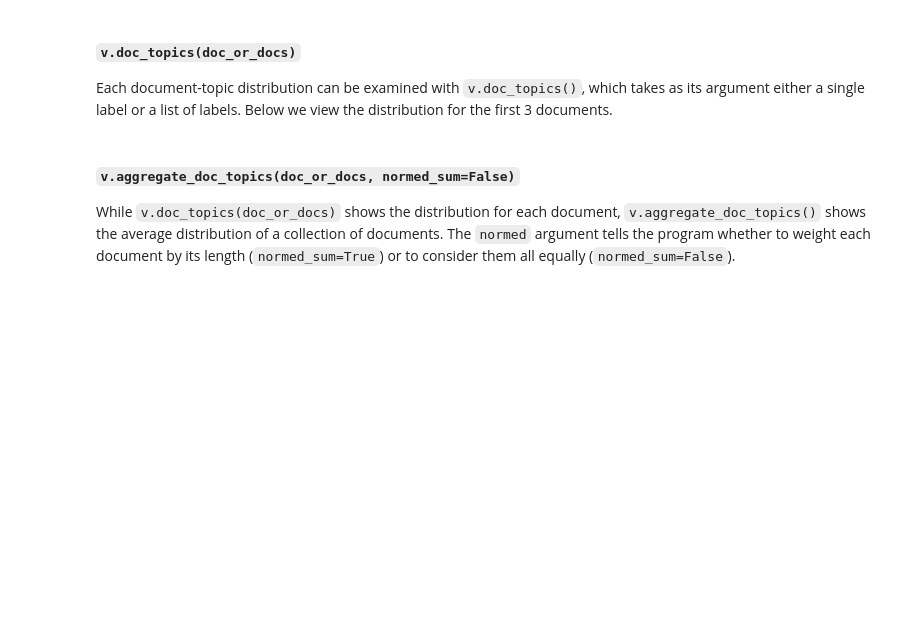
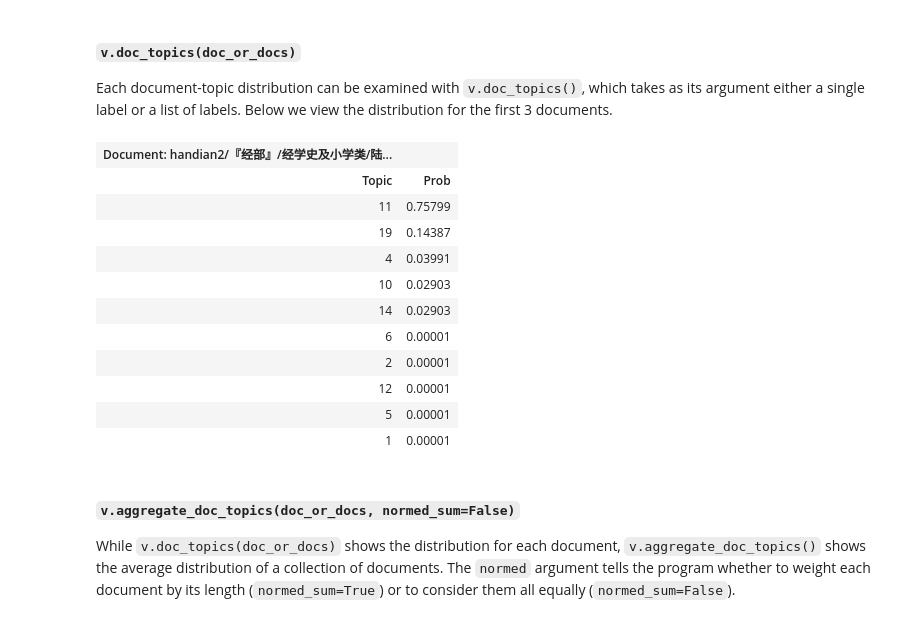
Before and after one commit to luohongliang/handian, a Jupyter notebook: notebooks/Topic Explorer Tutorial.ipynb, the cells around one changed output. Drawn from its saved outputs; the diff is of its cells as text; code cells hidden in the pictures; blank space fills up the shorter version.

```diff
--- a/notebooks/Topic Explorer Tutorial.ipynb
+++ b/notebooks/Topic Explorer Tutorial.ipynb
@@ -136,3 +194,18 @@ v.doc_topics(v.labels[:3])
+# %%
+v.doc_topics(u'handian2/『经部』/经学史及小学类/陆氏易解/陆氏易解.txt')
+# %% [output]
+| Document: handian2/『经部』/经学史及小学类/陆... |  |
+| Topic | Prob |
+| 11 | 0.75799 |
+| 19 | 0.14387 |
+| 4 | 0.03991 |
+| 10 | 0.02903 |
+| 14 | 0.02903 |
+| 6 | 0.00001 |
+| 2 | 0.00001 |
+| 12 | 0.00001 |
+| 5 | 0.00001 |
+| 1 | 0.00001 |
 # %% [markdown]
 #### `v.aggregate_doc_topics(doc_or_docs, normed_sum=False)`
 While `v.doc_topics(doc_or_docs)` shows the distribution for each document, `v.aggregate_doc_topics()` shows the average distribution of a collection of documents. The `normed` argument tells the program whether to weight each document by its length (`normed_sum=True`) or to consider them all equally (`normed_sum=False`).
```
Also changed, not shown: parts of 10 cells of this notebook, 3 other files.
